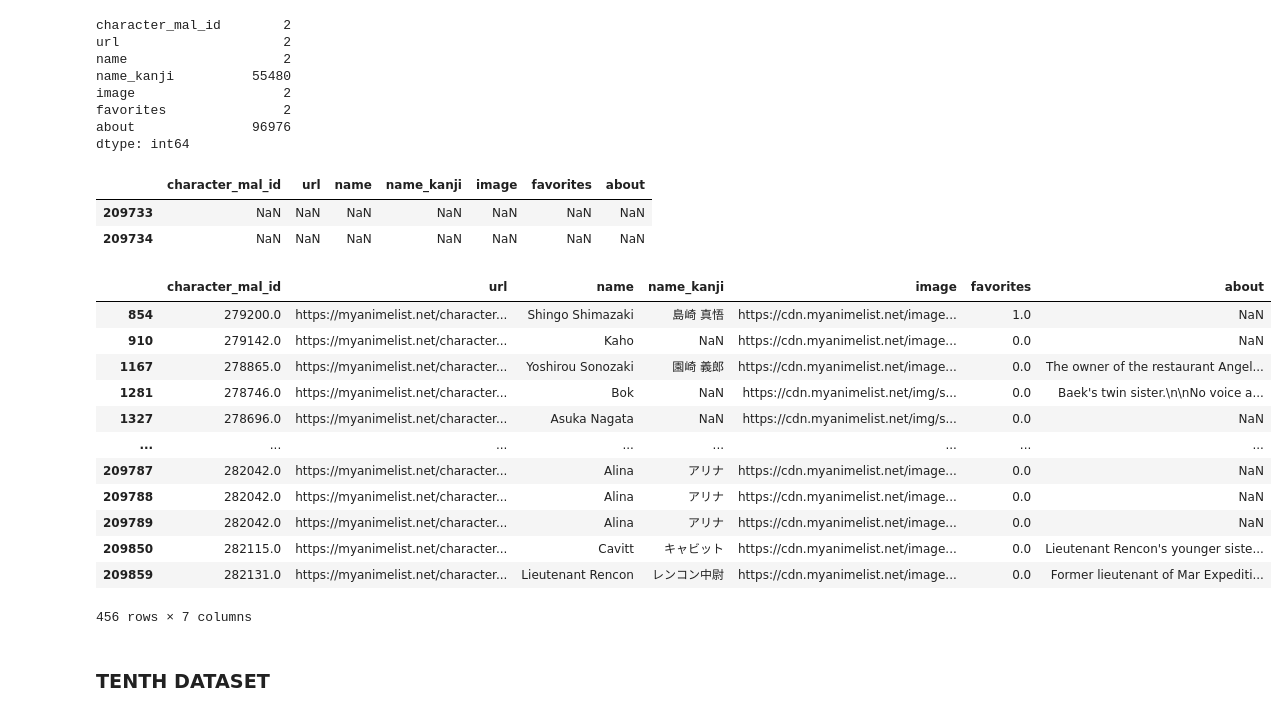
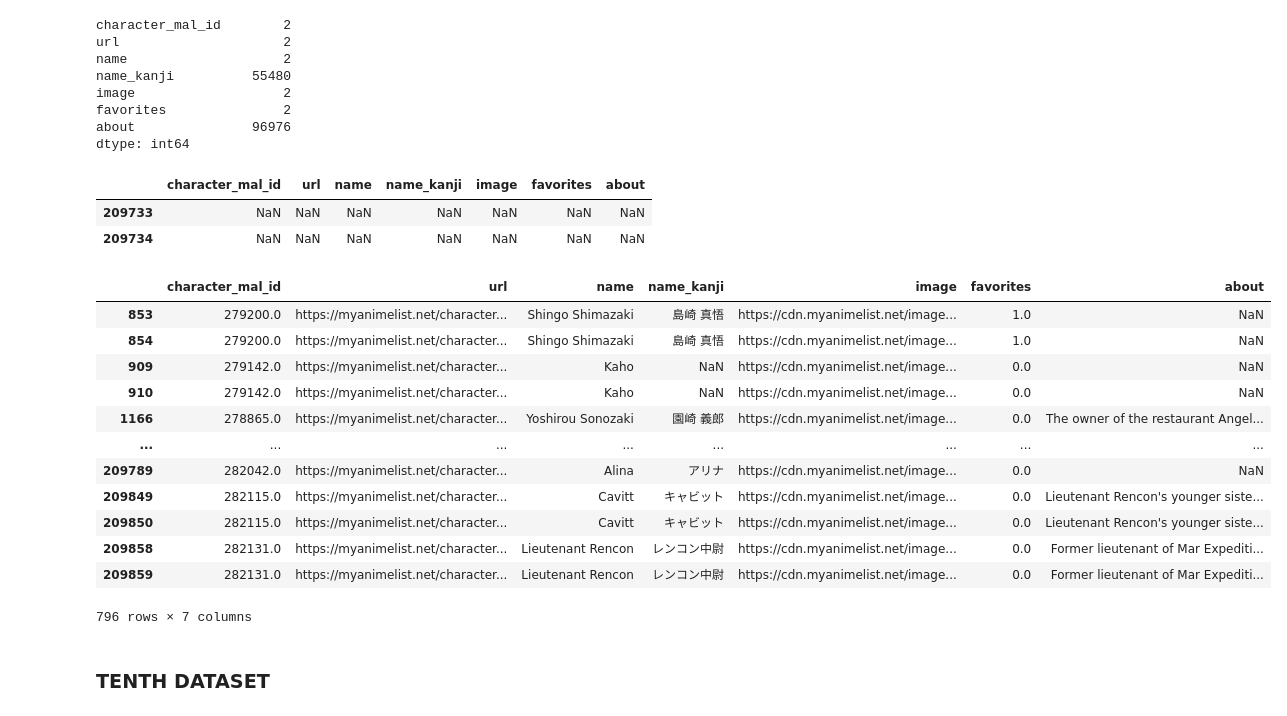
Before and after one commit to denis-budau/HCI-TWEB_2025-26, a Jupyter notebook: solution/HCI_assignment.ipynb, the cells around one changed output. Cells and saved outputs as stored; diff of their text form; code cells hidden in the pictures.

```diff
--- a/solution/HCI_assignment.ipynb
+++ b/solution/HCI_assignment.ipynb
@@ -331,3 +362,7 @@ characters_df.query('favorites == 175632.000000')
+# %%
+# change "character_mal_id" and "favorites" from float to int
+characters_df["character_mal_id"] = characters_df["character_mal_id"].astype("Int64")
+characters_df["favorites"] = characters_df["favorites"].astype("Int64")
 # %%
 characters_df.describe()
 # %% [output]
@@ -351,27 +387,29 @@ image                   2
 favorites               2
 about               96976
 dtype: int64
+# %%
+# here we see that these rows have Nan values in all columns
+characters_df[characters_df['character_mal_id'].isna()]
+# %% [output]
+|  | character_mal_id | url | name | name_kanji | image | favorites | about |
+| 209733 | NaN | NaN | NaN | NaN | NaN | NaN | NaN |
+| 209734 | NaN | NaN | NaN | NaN | NaN | NaN | NaN |
 # %%
 # drop the two rows with all columns Nan
-characters_df[characters_df['character_mal_id'].isna()]
-# %% [output]
-|  | character_mal_id | url | name | name_kanji | image | favorites | about |
-| 209733 | NaN | NaN | NaN | NaN | NaN | NaN | NaN |
-| 209734 | NaN | NaN | NaN | NaN | NaN | NaN | NaN |
 # %%
-# drop duplicates
-characters_df.loc[characters_df.duplicated(keep="first")]
+# we want to see all duplicates to understand if we have to drop or not
+characters_df.loc[characters_df.duplicated(subset=['character_mal_id', 'url', 'name'], keep=False)]
 # %% [output]
 |  | character_mal_id | url | name | name_kanji | image | favorites | about |
+| 853 | 279200.0 | https://myanimelist.net/character... | Shingo Shimazaki | 島崎 真悟 | https://cdn.myanimelist.net/image... | 1.0 | NaN |
 | 854 | 279200.0 | https://myanimelist.net/character... | Shingo Shimazaki | 島崎 真悟 | https://cdn.myanimelist.net/image... | 1.0 | NaN |
+| 909 | 279142.0 | https://myanimelist.net/character... | Kaho | NaN | https://cdn.myanimelist.net/image... | 0.0 | NaN |
 | 910 | 279142.0 | https://myanimelist.net/character... | Kaho | NaN | https://cdn.myanimelist.net/image... | 0.0 | NaN |
-| 1167 | 278865.0 | https://myanimelist.net/character... | Yoshirou Sonozaki | 園崎 義郎 | https://cdn.myanimelist.net/image... | 0.0 | The owner of the restaurant Angel... |
-| 1281 | 278746.0 | https://myanimelist.net/character... | Bok | NaN | https://cdn.myanimelist.net/img/s... | 0.0 | Baek's twin sister.\n\nNo voice a... |
-| 1327 | 278696.0 | https://myanimelist.net/character... | Asuka Nagata | NaN | https://cdn.myanimelist.net/img/s... | 0.0 | NaN |
+| 1166 | 278865.0 | https://myanimelist.net/character... | Yoshirou Sonozaki | 園崎 義郎 | https://cdn.myanimelist.net/image... | 0.0 | The owner of the restaurant Angel... |
 | ... | ... | ... | ... | ... | ... | ... | ... |
-| 209787 | 282042.0 | https://myanimelist.net/character... | Alina | アリナ | https://cdn.myanimelist.net/image... | 0.0 | NaN |
-| 209788 | 282042.0 | https://myanimelist.net/character... | Alina | アリナ | https://cdn.myanimelist.net/image... | 0.0 | NaN |
 | 209789 | 282042.0 | https://myanimelist.net/character... | Alina | アリナ | https://cdn.myanimelist.net/image... | 0.0 | NaN |
+| 209849 | 282115.0 | https://myanimelist.net/character... | Cavitt | キャビット | https://cdn.myanimelist.net/image... | 0.0 | Lieutenant Rencon's younger siste... |
 | 209850 | 282115.0 | https://myanimelist.net/character... | Cavitt | キャビット | https://cdn.myanimelist.net/image... | 0.0 | Lieutenant Rencon's younger siste... |
+| 209858 | 282131.0 | https://myanimelist.net/character... | Lieutenant Rencon | レンコン中尉 | https://cdn.myanimelist.net/image... | 0.0 | Former lieutenant of Mar Expediti... |
 | 209859 | 282131.0 | https://myanimelist.net/character... | Lieutenant Rencon | レンコン中尉 | https://cdn.myanimelist.net/image... | 0.0 | Former lieutenant of Mar Expediti... |
-456 rows × 7 columns
+796 rows × 7 columns
```
Also changed, not shown: parts of 13 cells of this notebook.
